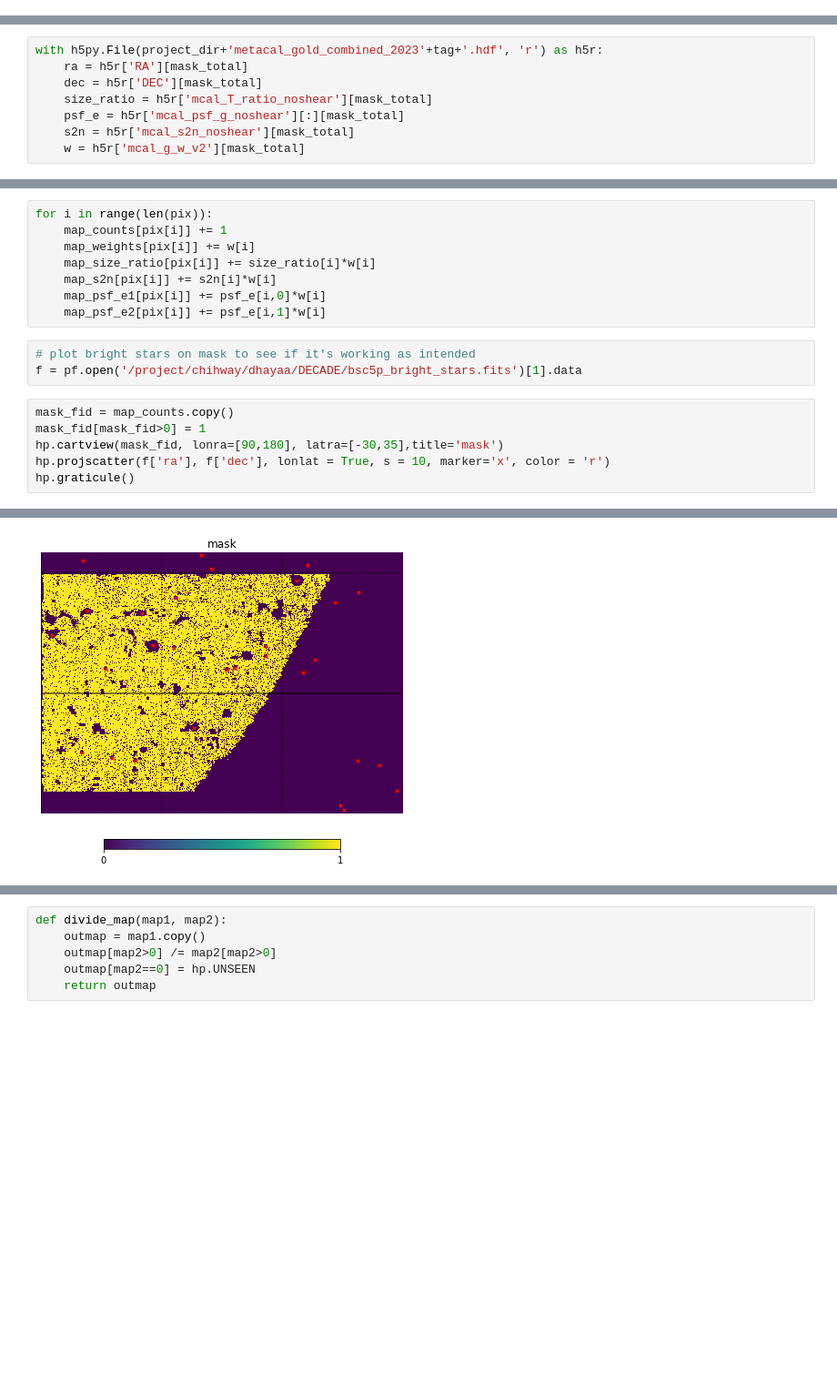
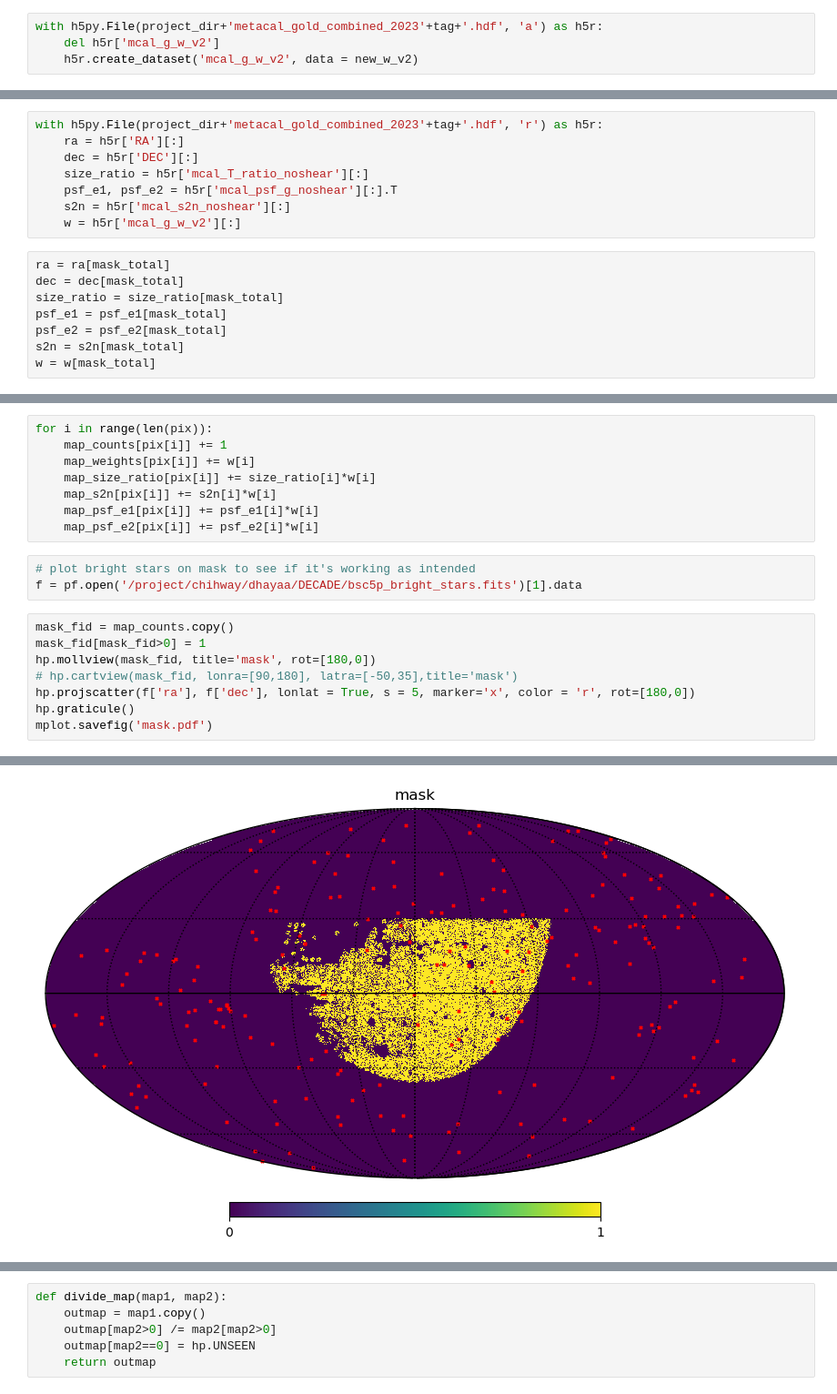
Before and after one commit to delve-survey/shearcat, a Jupyter notebook: shear_catalog/notebooks/ShearDiagnostics_Baseline_v2.ipynb, the cells around one changed output, grey strips where cells are left out. Shown at 91% size. Saved outputs shown, nothing was run; the diff lists cells and outputs as text; blank space fills up the shorter version.

```diff
--- a/shear_catalog/notebooks/ShearDiagnostics_Baseline_v2.ipynb
+++ b/shear_catalog/notebooks/ShearDiagnostics_Baseline_v2.ipynb
@@ -452,3 +555,7 @@ len(w_v2), len(s2n)
+# %%
+with h5py.File(project_dir+'metacal_gold_combined_2023'+tag+'.hdf', 'a') as h5r:
+    del h5r['mcal_g_w_v2']
+    h5r.create_dataset('mcal_g_w_v2', data = new_w_v2)
 # %% [markdown]
 ## Now once the file has all the columns, let's look at a rough fiducial sample
 # %%
@@ -562,9 +679,17 @@ with h5py.File(project_dir+'metacal_gold_combined_2023'+tag+'.hdf', 'r') as h5r:
 ## Make a bunch of maps with noshear quantities from shear catalog
 # %%
 with h5py.File(project_dir+'metacal_gold_combined_2023'+tag+'.hdf', 'r') as h5r:
-    ra = h5r['RA'][mask_total]
-    dec = h5r['DEC'][mask_total]
-    size_ratio = h5r['mcal_T_ratio_noshear'][mask_total]
-    psf_e = h5r['mcal_psf_g_noshear'][:][mask_total]
-    s2n = h5r['mcal_s2n_noshear'][mask_total]
-    w = h5r['mcal_g_w_v2'][mask_total]
+    ra = h5r['RA'][:]
+    dec = h5r['DEC'][:]
+    size_ratio = h5r['mcal_T_ratio_noshear'][:]
+    psf_e1, psf_e2 = h5r['mcal_psf_g_noshear'][:].T
+    s2n = h5r['mcal_s2n_noshear'][:]
+    w = h5r['mcal_g_w_v2'][:]
+# %%
+ra = ra[mask_total]
+dec = dec[mask_total]
+size_ratio = size_ratio[mask_total]
+psf_e1 = psf_e1[mask_total]
+psf_e2 = psf_e2[mask_total]
+s2n = s2n[mask_total]
+w = w[mask_total]
@@ -587,15 +716,17 @@ for i in range(len(pix)):
     map_weights[pix[i]] += w[i]
     map_size_ratio[pix[i]] += size_ratio[i]*w[i]
     map_s2n[pix[i]] += s2n[i]*w[i]
-    map_psf_e1[pix[i]] += psf_e[i,0]*w[i]
-    map_psf_e2[pix[i]] += psf_e[i,1]*w[i]
+    map_psf_e1[pix[i]] += psf_e1[i]*w[i]
+    map_psf_e2[pix[i]] += psf_e2[i]*w[i]
 # %%
 # plot bright stars on mask to see if it's working as intended
 f = pf.open('/project/chihway/dhayaa/DECADE/bsc5p_bright_stars.fits')[1].data
 # %%
 mask_fid = map_counts.copy()
 mask_fid[mask_fid>0] = 1
-hp.cartview(mask_fid, lonra=[90,180], latra=[-30,35],title='mask')
-hp.projscatter(f['ra'], f['dec'], lonlat = True, s = 10, marker='x', color = 'r')
+hp.mollview(mask_fid, title='mask', rot=[180,0])
+# hp.cartview(mask_fid, lonra=[90,180], latra=[-50,35],title='mask')
+hp.projscatter(f['ra'], f['dec'], lonlat = True, s = 5, marker='x', color = 'r', rot=[180,0])
 hp.graticule()
+mplot.savefig('mask.pdf')
 # %% [output]
@@ -603,2 +733,2 @@ hp.graticule()
-[figure, old version]
+[figure, new version]
 # %%
```
Also changed, not shown: parts of 52 cells of this notebook.
